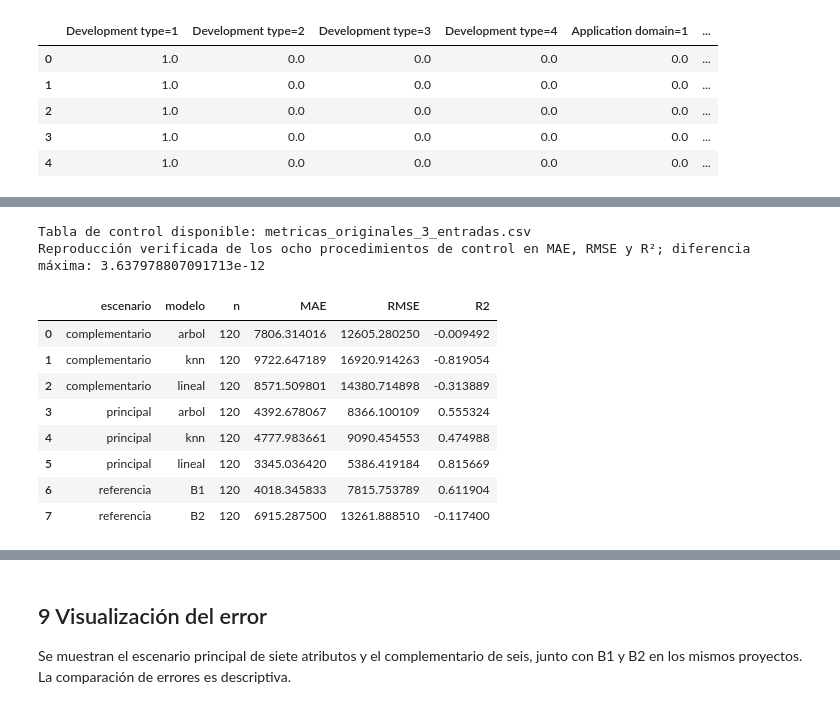
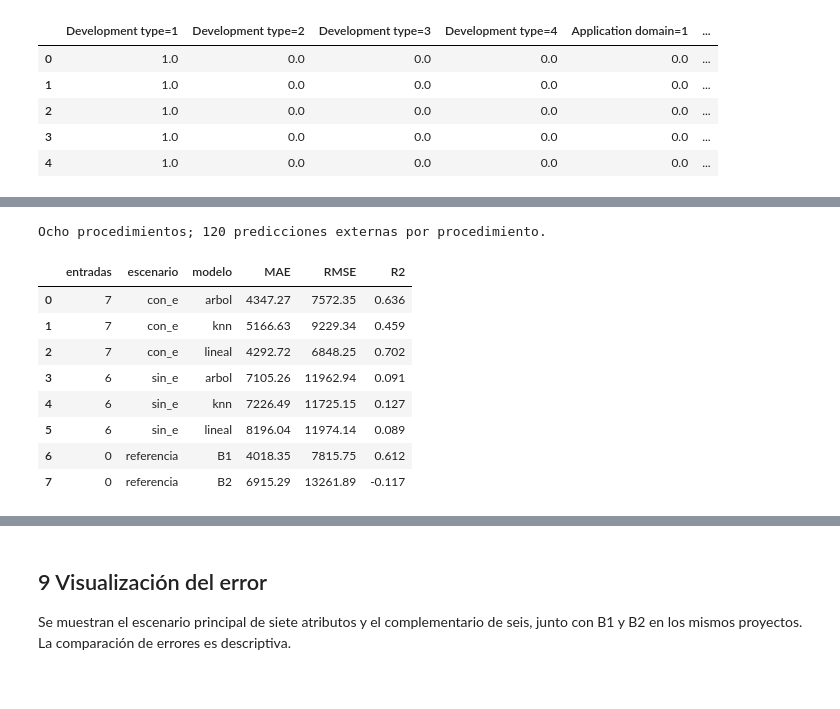
Before and after one commit to Gabr12l/ta-ia-grupo1-estimacion-esfuerzo-seera, a Jupyter notebook: Grupo1-TA-Experimentos.ipynb, the cells around one changed output, grey strips where cells are left out. Cells and saved outputs as stored; diff of their text form; code cells hidden in the pictures.

Commit message:
Alinea el experimento y la documentación con las Tablas 5 y 6 del informe final

```diff
--- a/Grupo1-TA-Experimentos.ipynb
+++ b/Grupo1-TA-Experimentos.ipynb
@@ -38,7 +40,7 @@ Esta celda define la lectura, las particiones, la preparación, los tres modelos
 
 Cada organización se asigna completa a un bloque. La imputación y la estandarización se aprenden nuevamente en cada entrenamiento interno y externo. El esfuerzo real no entra al predictor. `ProjID` ordena empates de vecinos; `Organization id` agrupa, pero ninguno se usa como entrada.
 # %%
-"""Experimento final reproducible de 3 y 7 entradas en SEERA 1.3.
+"""Estimación de esfuerzo en SEERA 1.3: escenario principal y análisis complementario.
 
 Selección por contenido y auditoría de entradas, no por correlaciones con y.
 No busca un subconjunto óptimo mirando las reservas externas.
@@ -62,8 +64,8 @@ SIZE, COMPLEXITY = 'Object points', 'Product complexity'
 EXPERIENCE = 'Programmers experience in programming language'
 SHA256 = 'e4d22e7e8f9f7e2452f8e97500082e3c1ec7c7c087a7ad70a191c3c5fe79f225'
 CODES = {TYPE: [1,2,3,4], DOMAIN: [1,2,3,5,6,7], METHOD: [1,2,3,4,6,7]}
-NEW = [SIZE, COMPLEXITY, EXPERIENCE, METHOD]
-FEATURES_7 = [TYPE, DOMAIN, E] + NEW
+CONTEXT_FEATURES = [SIZE, COMPLEXITY, EXPERIENCE, METHOD]
+FEATURES_7 = [TYPE, DOMAIN, E] + CONTEXT_FEATURES
 SELECTION = {
     'entradas_principal': FEATURES_7,
     'entradas_complementario': [c for c in FEATURES_7 if c != E],
@@ -116,9 +118,11 @@ def blocks(data,k):
 
 class Preparation:
     def fit(self,data,family,pack,with_e):
+        if pack != 7:
+            raise ValueError("El estudio utiliza siete atributos, o seis al excluir el esfuerzo estimado.")
         self.family,self.pack,self.with_e=family,pack,with_e
-        self.cat=[TYPE,DOMAIN]+([METHOD] if pack==7 else [])
-        self.newnum=[SIZE,COMPLEXITY,EXPERIENCE] if pack==7 else []
+        self.cat=[TYPE,DOMAIN,METHOD]
+        self.newnum=[SIZE,COMPLEXITY,EXPERIENCE]
         self.num=([E] if with_e else [])+self.newnum
         self.fill={}
         for c in self.newnum:
@@ -198,7 +202,7 @@ def run(data,out=None):
         for model,values in [('B1',test[E].to_numpy()),('B2',np.full(len(test),train[Y].median()))]:
             for j,p in enumerate(values):
                 preds.append(dict(ProjID=int(test.iloc[j][ID]),organizacion=int(test.iloc[j][ORG]),bloque=b,entradas=0,escenario='referencia',modelo=model,y=float(test.iloc[j][Y]),prediccion=float(p)))
-        for pack,with_e,family in product([3,7],[True,False],['lineal','arbol','knn']):
+        for pack,with_e,family in product([7],[True,False],['lineal','arbol','knn']):
             model_start=time.perf_counter()
             candidates=[]
             for params in GRIDS[family]:
@@ -230,7 +234,7 @@ def run(data,out=None):
     pd.concat(inner_records).to_csv(out/'particiones_internas.csv',index=False)
     (out/'configuraciones.json').write_text(json.dumps(logs,ensure_ascii=False,indent=2))
     audit={'filas':len(data),'organizaciones':int(data[ORG].nunique()),'sha256_fuente_publicada':SHA256,
-        'ausencias':{c:int(data[c].isna().sum()) for c in NEW},'proyectos_con_ausencias':int(data[NEW].isna().any(axis=1).sum()),
+        'ausencias':{c:int(data[c].isna().sum()) for c in CONTEXT_FEATURES},'proyectos_con_ausencias':int(data[CONTEXT_FEATURES].isna().any(axis=1).sum()),
         'dimension_nominal_bruta':7,'variables_finales_no_es_optimo_garantizado':True,
         'plataforma':platform.platform(),'procesador':platform.processor(),'python':platform.python_version(),'numpy':np.__version__,'pandas':pd.__version__,'sklearn':sklearn.__version__,
         'segundos':time.perf_counter()-start,'errores':0,
@@ -292,7 +296,7 @@ def select_and_refit(data, summary, out):
     score,params=min(candidates,key=lambda t:(t[0],tie(family,t[1])))
     payload=fit_saved(data,family,7,True,params)
     import joblib
-    joblib.dump(payload,Path(out)/'modelo_ampliado.joblib')
+    joblib.dump(payload,Path(out)/'modelo_final.joblib')
     meta={'familia':family,'entradas':FEATURES_7,'n_entrenamiento':len(data),
           'parametros':params,'MAE_seleccion_interna_reajuste':score,
           'advertencia':'El MAE interno del reajuste no es una nueva prueba externa. La familia se eligió mirando resultados externos.'}
@@ -501,42 +512,20 @@ El control lineal de tres entradas alcanza MAE 3345,04, un 16,76 % inferior a B1
 # %%
-previous_path=BASE/'data/reference/metricas_originales_3_entradas.csv'
-if previous_path.exists():
-    previous=pd.read_csv(previous_path)
-    print('Tabla de control disponible:',previous_path.name)
-    display(previous)
-    default_grids={'lineal':[{}], 'arbol':[{'max_depth':d,'min_samples_leaf':l} for d in [2,3,4,5,None] for l in [2,5,10]],
-                   'knn':[{'q':q,'weights':w} for q in [3,5,7,9] for w in ['uniform','distance']]}
-    if STRICT_SOURCE and GRIDS==default_grids:
-        checks=[]
-        for r in previous.itertuples(index=False):
-            n={'principal':3,'complementario':2,'referencia':0}[r.escenario]
-            current=summary[(summary.entradas==n)&(summary.modelo==r.modelo)].iloc[0]
-            checks.append(max(abs(current[k]-getattr(r,k)) for k in ['MAE','RMSE','R2']))
-        assert max(checks)<1e-5
-        print('Reproducción verificada de los ocho procedimientos de control en MAE, RMSE y R²; diferencia máxima:',max(checks))
-else:
-    print('La tabla de control está en el paquete; su ausencia no impide ejecutar este cuaderno.')
-
-comparison=[]
-for model in ['lineal','arbol','knn']:
-    for with_e in [True,False]:
-        old=summary.query('modelo==@model and entradas==@n',local_dict={'n':3 if with_e else 2}).iloc[0]
-        new=summary.query('modelo==@model and entradas==@n',local_dict={'n':7 if with_e else 6}).iloc[0]
-        comparison.append({'escenario':'Con e' if with_e else 'Sin e','modelo':model,
-                           'MAE_reducido':old.MAE,'MAE_completo':new.MAE,
-                           'reduccion_porcentual_MAE':100*(old.MAE-new.MAE)/old.MAE})
-comparison=pd.DataFrame(comparison)
-comparison.to_csv(OUT/'comparacion_conjuntos.csv',index=False)
-display(comparison.round(2))
+expected={(0,'referencia','B1'),(0,'referencia','B2')}
+expected|={(n,s,f) for n,s in [(7,'con_e'),(6,'sin_e')] for f in ['lineal','arbol','knn']}
+assert set(summary[['entradas','escenario','modelo']].itertuples(index=False,name=None))==expected
+assert len(pred)==8*len(data)
+tabla5=summary.sort_values(['entradas','modelo'],ascending=[False,True]).reset_index(drop=True)
+tabla5.to_csv(OUT/'tabla5_metricas.csv',index=False)
+display(tabla5.round({'MAE':2,'RMSE':2,'R2':3}))
+print('Ocho procedimientos; 120 predicciones externas por procedimiento.')
 # %% [output]
-Tabla de control disponible: metricas_originales_3_entradas.csv
-Reproducción verificada de los ocho procedimientos de control en MAE, RMSE y R²; diferencia máxima: 3.637978807091713e-12
+Ocho procedimientos; 120 predicciones externas por procedimiento.
-|  | escenario | modelo | n | MAE | RMSE | R2 |
-| 0 | complementario | arbol | 120 | 7806.314016 | 12605.280250 | -0.009492 |
-| 1 | complementario | knn | 120 | 9722.647189 | 16920.914263 | -0.819054 |
-| 2 | complementario | lineal | 120 | 8571.509801 | 14380.714898 | -0.313889 |
-| 3 | principal | arbol | 120 | 4392.678067 | 8366.100109 | 0.555324 |
-| 4 | principal | knn | 120 | 4777.983661 | 9090.454553 | 0.474988 |
-| 5 | principal | lineal | 120 | 3345.036420 | 5386.419184 | 0.815669 |
-| 6 | referencia | B1 | 120 | 4018.345833 | 7815.753789 | 0.611904 |
-| 7 | referencia | B2 | 120 | 6915.287500 | 13261.888510 | -0.117400 |
+|  | entradas | escenario | modelo | MAE | RMSE | R2 |
+| 0 | 7 | con_e | arbol | 4347.27 | 7572.35 | 0.636 |
+| 1 | 7 | con_e | knn | 5166.63 | 9229.34 | 0.459 |
+| 2 | 7 | con_e | lineal | 4292.72 | 6848.25 | 0.702 |
+| 3 | 6 | sin_e | arbol | 7105.26 | 11962.94 | 0.091 |
+| 4 | 6 | sin_e | knn | 7226.49 | 11725.15 | 0.127 |
+| 5 | 6 | sin_e | lineal | 8196.04 | 11974.14 | 0.089 |
+| 6 | 0 | referencia | B1 | 4018.35 | 7815.75 | 0.612 |
+| 7 | 0 | referencia | B2 | 6915.29 | 13261.89 | -0.117 |
```
Also changed, not shown: parts of 21 cells of this notebook, 33 other files.
